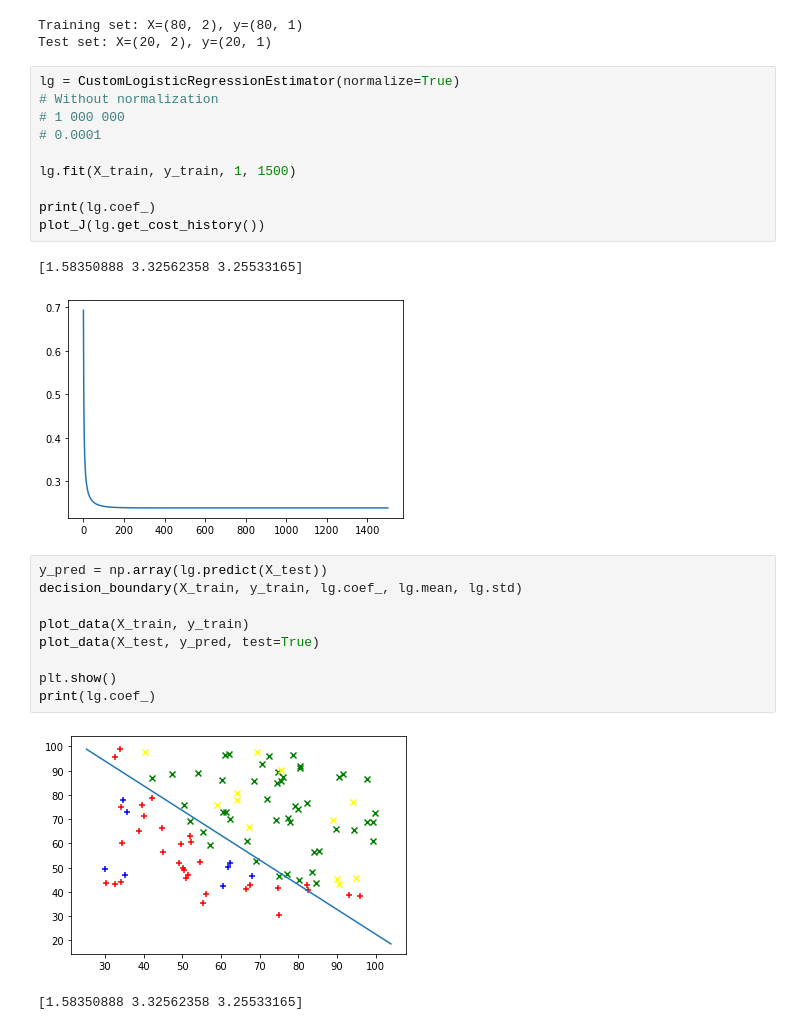
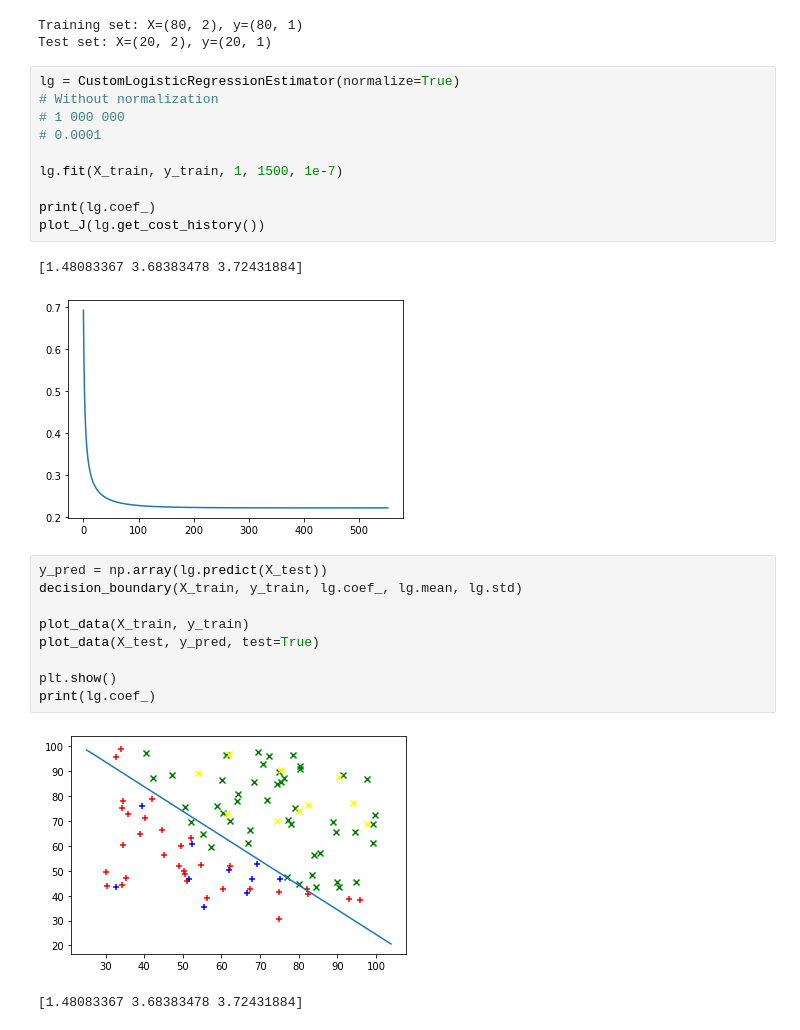
Before and after one commit to vseredovych/ML, a Jupyter notebook: Practice/LogisticRegression/LogisticRegression.ipynb, the cells around one changed output. Saved outputs shown, nothing was run; the diff lists cells and outputs as text.

```diff
--- a/Practice/LogisticRegression/LogisticRegression.ipynb
+++ b/Practice/LogisticRegression/LogisticRegression.ipynb
@@ -188,16 +188,16 @@ Test set: X=(20, 2), y=(20, 1)
 # %%
 lg = CustomLogisticRegressionEstimator(normalize=True)
 # Without normalization
 # 1 000 000
 # 0.0001
 
-lg.fit(X_train, y_train, 1, 1500)
+lg.fit(X_train, y_train, 1, 1500, 1e-7)
 
 print(lg.coef_)
 plot_J(lg.get_cost_history())
 # %% [output]
-[1.58350888 3.32562358 3.25533165]
+[1.48083367 3.68383478 3.72431884]
-[figure, old version]
+[figure, new version]
 # %%
 y_pred = np.array(lg.predict(X_test))
 decision_boundary(X_train, y_train, lg.coef_, lg.mean, lg.std)
@@ -208,8 +208,8 @@ plot_data(X_test, y_pred, test=True)
 plt.show()
 print(lg.coef_)
 # %% [output]
-[figure, old version]
+[figure, new version]
-[1.58350888 3.32562358 3.25533165]
+[1.48083367 3.68383478 3.72431884]
 # %%
 y_real = y_test.iloc[:, 0]
 comp = pd.DataFrame({"y_pred": y_pred, "y_real": y_real})
```
Also changed, not shown: parts of 1 cell of this notebook.
